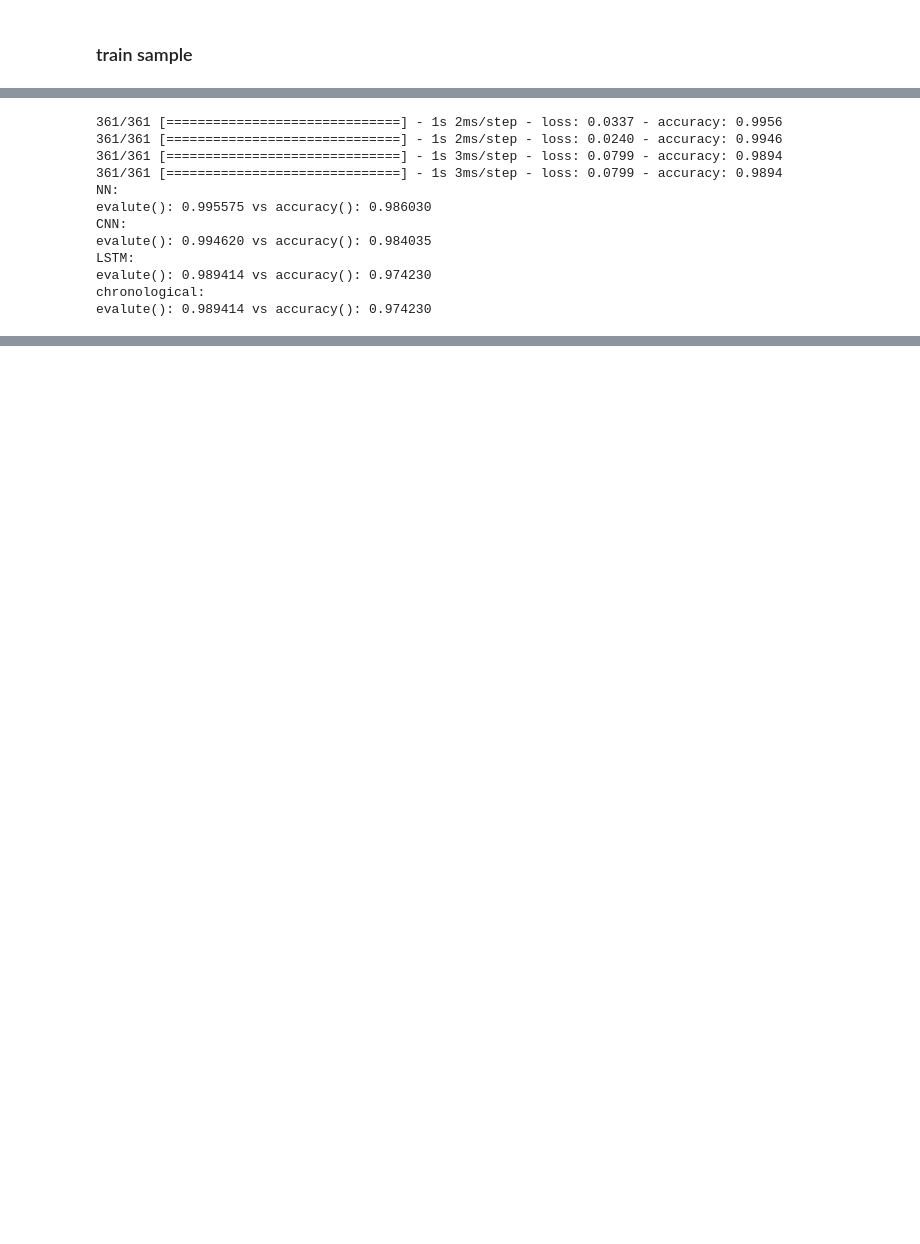
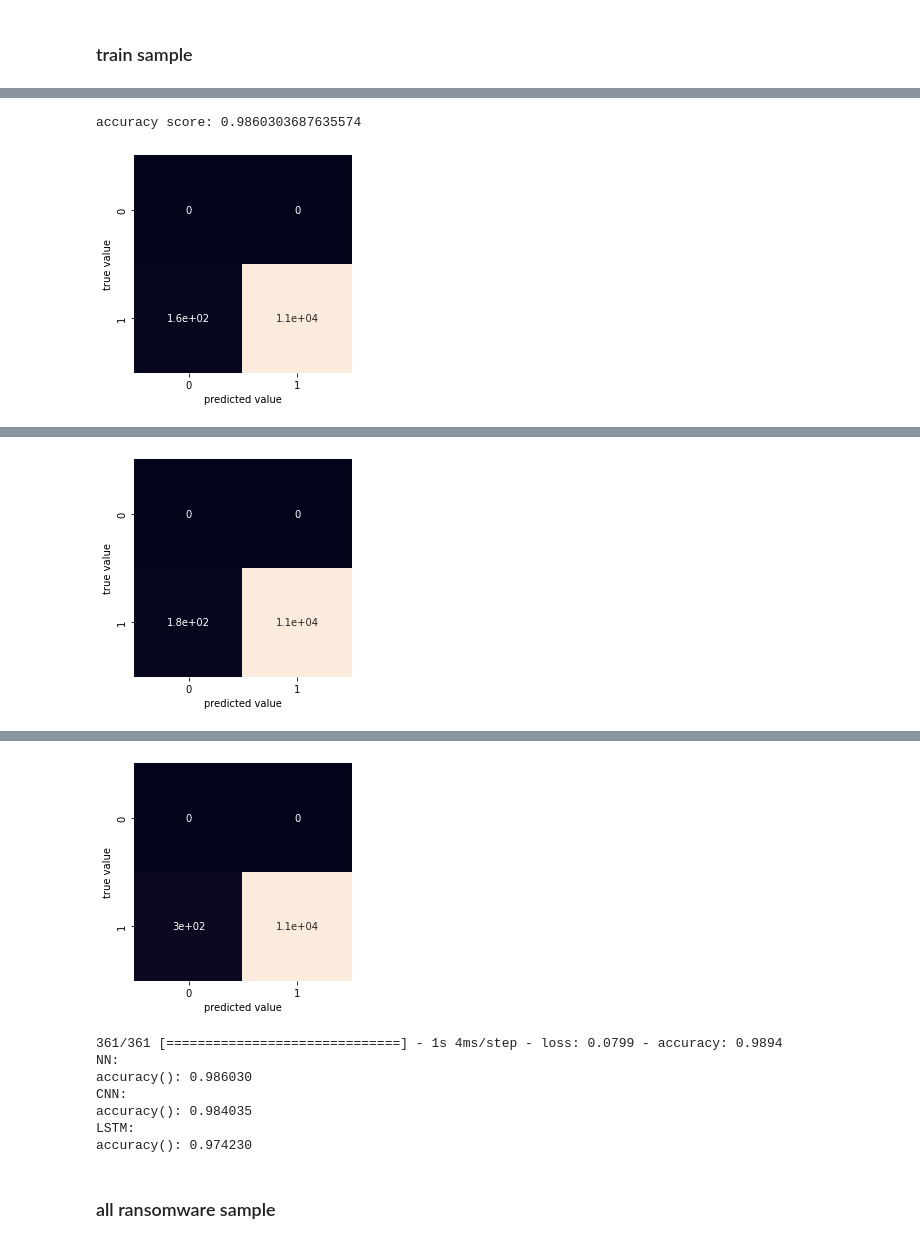
Before and after one commit to a962702/Senior_Project, a Jupyter notebook: reconized_model.ipynb, the cells around one changed output, grey strips where cells are left out. Saved outputs shown, nothing was run; the diff lists cells and outputs as text; code cells hidden in the pictures; blank space fills up the shorter version.

```diff
--- a/reconized_model.ipynb
+++ b/reconized_model.ipynb
@@ -183,11 +190,7 @@ evalute(): 0.980279 vs accuracy(): 0.946838
 # %% [markdown]
 ### train sample
 # %%
-index = list(range(0, 30))
-
 label = np.delete(train, index + [31], axis=1)
 feature = np.delete(train, [30,31], axis=1)
 
-feature_10X3 = np.reshape(feature, (feature.shape[0], 10, 3))
-feature_scaled = scaler.transform(feature)
-feature_scaled_10X3 = np.reshape(feature_scaled, (feature_scaled.shape[0], 10, 3))
+feature_scaled, feature_scaled_10X3 = scale(feature)
@@ -194,22 +200,10 @@ feature_scaled_10X3 = np.reshape(feature_scaled, (feature_scaled.shape[0], 10, 3
 # %%
 NN = metrics(model_NN, x=feature_scaled, y=label)
 CNN = metrics(model_CNN, x=feature_scaled_10X3, y=label)
 LSTM = metrics(model_LSTM, x=feature_scaled_10X3, y=label)
-chronological = metrics(model_LSTM, x=feature_scaled_10X3, y=label)
-print("NN:\nevalute(): %f vs accuracy(): %f" %(NN[0], NN[1]) )
-print("CNN:\nevalute(): %f vs accuracy(): %f" %(CNN[0], CNN[1]) )
-print("LSTM:\nevalute(): %f vs accuracy(): %f" %(LSTM[0], LSTM[1]) )
-print("chronological:\nevalute(): %f vs accuracy(): %f" %(chronological[0], chronological[1]) )
+print("NN:\naccuracy(): %f" %NN[1] )
+print("CNN:\naccuracy(): %f" %CNN[1] )
+print("LSTM:\naccuracy(): %f" %LSTM[1] )
 # %% [output]
-361/361 [==============================] - 1s 2ms/step - loss: 0.0337 - accuracy: 0.9956
-361/361 [==============================] - 1s 2ms/step - loss: 0.0240 - accuracy: 0.9946
-361/361 [==============================] - 1s 3ms/step - loss: 0.0799 - accuracy: 0.9894
-361/361 [==============================] - 1s 3ms/step - loss: 0.0799 - accuracy: 0.9894
-NN:
-evalute(): 0.995575 vs accuracy(): 0.986030
-CNN:
-evalute(): 0.994620 vs accuracy(): 0.984035
-LSTM:
-evalute(): 0.989414 vs accuracy(): 0.974230
-chronological:
-evalute(): 0.989414 vs accuracy(): 0.974230
+accuracy score: 0.9860303687635574
+[figure, added]
@@ -215,0 +212 @@ evalute(): 0.989414 vs accuracy(): 0.974230
+[figure, added]
@@ -215,0 +215,10 @@ evalute(): 0.989414 vs accuracy(): 0.974230
+[figure, added]
+361/361 [==============================] - 1s 4ms/step - loss: 0.0799 - accuracy: 0.9894
+NN:
+accuracy(): 0.986030
+CNN:
+accuracy(): 0.984035
+LSTM:
+accuracy(): 0.974230
+# %% [markdown]
+### all ransomware sample
```
Also changed, not shown: parts of 16 cells of this notebook.
